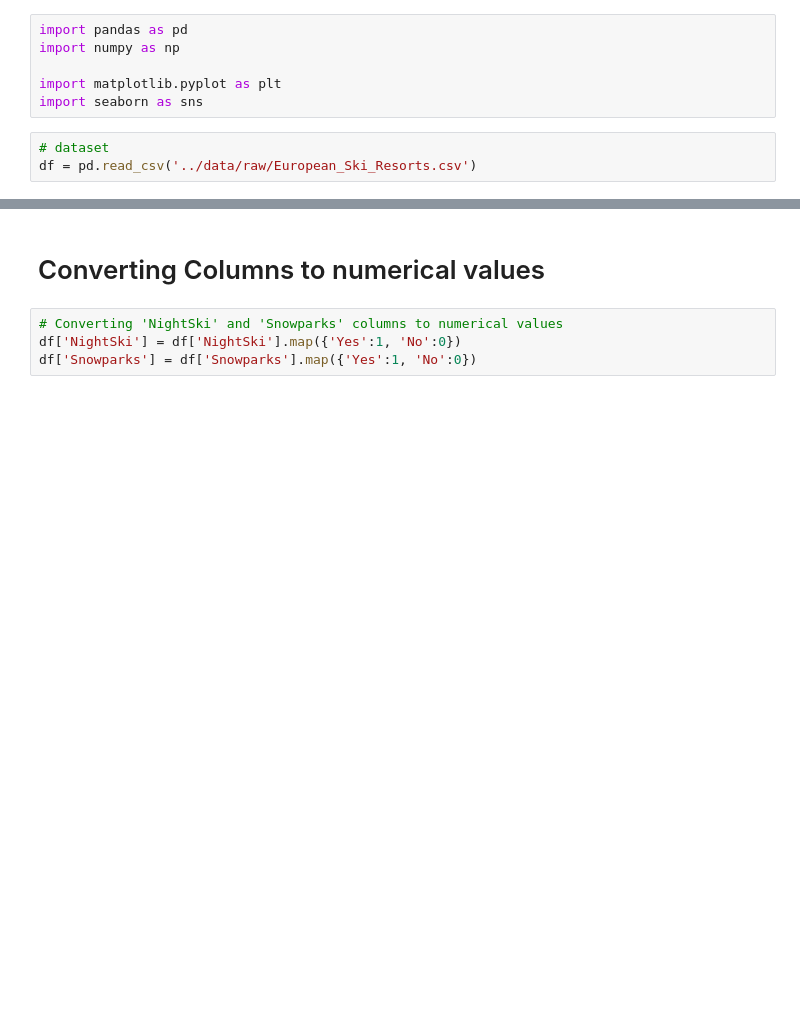
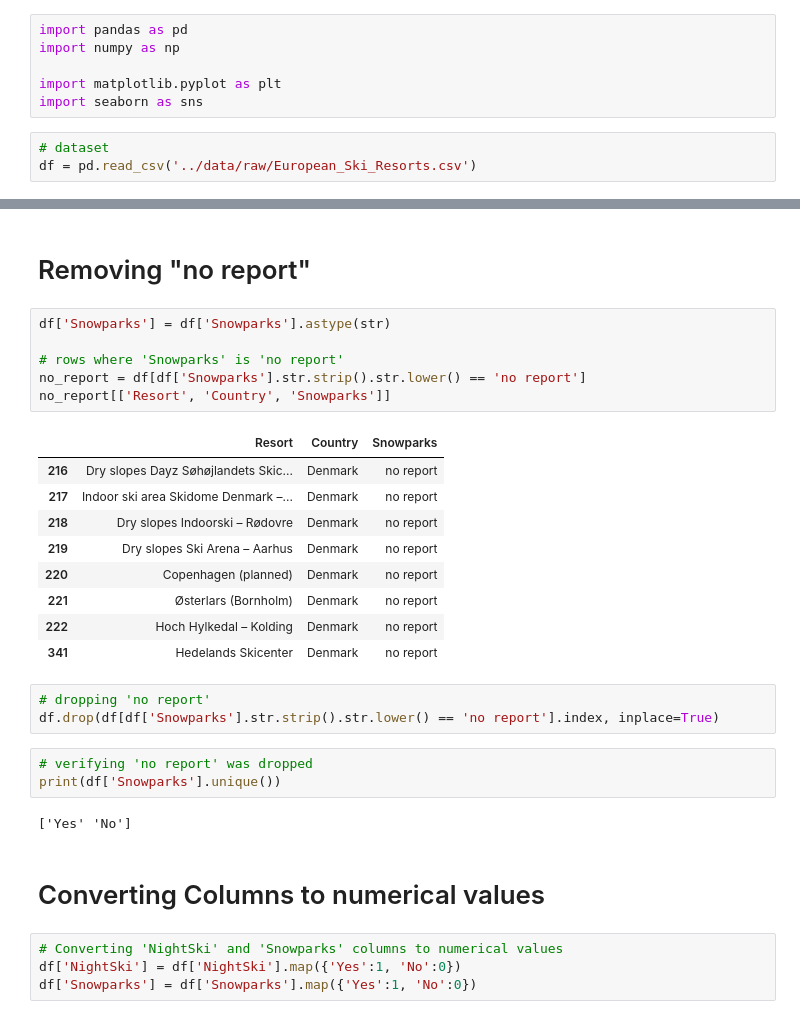
Before and after one commit to defunSM/European-Ski-Resort, a Jupyter notebook: code/02transform.ipynb, the cells around one changed output, grey strips where cells are left out. Cells and saved outputs as stored; diff of their text form; blank space fills up the shorter version.

```diff
--- a/code/02transform.ipynb
+++ b/code/02transform.ipynb
@@ -31,3 +10,29 @@ dtype: object
+# %% [markdown]
+# Removing "no report"
+# %%
+df['Snowparks'] = df['Snowparks'].astype(str)
+
+# rows where 'Snowparks' is 'no report'
+no_report = df[df['Snowparks'].str.strip().str.lower() == 'no report']
+no_report[['Resort', 'Country', 'Snowparks']]
+# %% [output]
+|  | Resort | Country | Snowparks |
+| 216 | Dry slopes Dayz Søhøjlandets Skic... | Denmark | no report |
+| 217 | Indoor ski area Skidome Denmark –... | Denmark | no report |
+| 218 | Dry slopes Indoorski – Rødovre | Denmark | no report |
+| 219 | Dry slopes Ski Arena – Aarhus | Denmark | no report |
+| 220 | Copenhagen (planned) | Denmark | no report |
+| 221 | Østerlars (Bornholm) | Denmark | no report |
+| 222 | Hoch Hylkedal – Kolding | Denmark | no report |
+| 341 | Hedelands Skicenter | Denmark | no report |
+# %%
+# dropping 'no report'
+df.drop(df[df['Snowparks'].str.strip().str.lower() == 'no report'].index, inplace=True)
+# %%
+# verifying 'no report' was dropped
+print(df['Snowparks'].unique())
+# %% [output]
+['Yes' 'No']
 # %% [markdown]
 # Converting Columns to numerical values
 # %%
```
Also changed, not shown: parts of 27 cells of this notebook, 3 other files.
